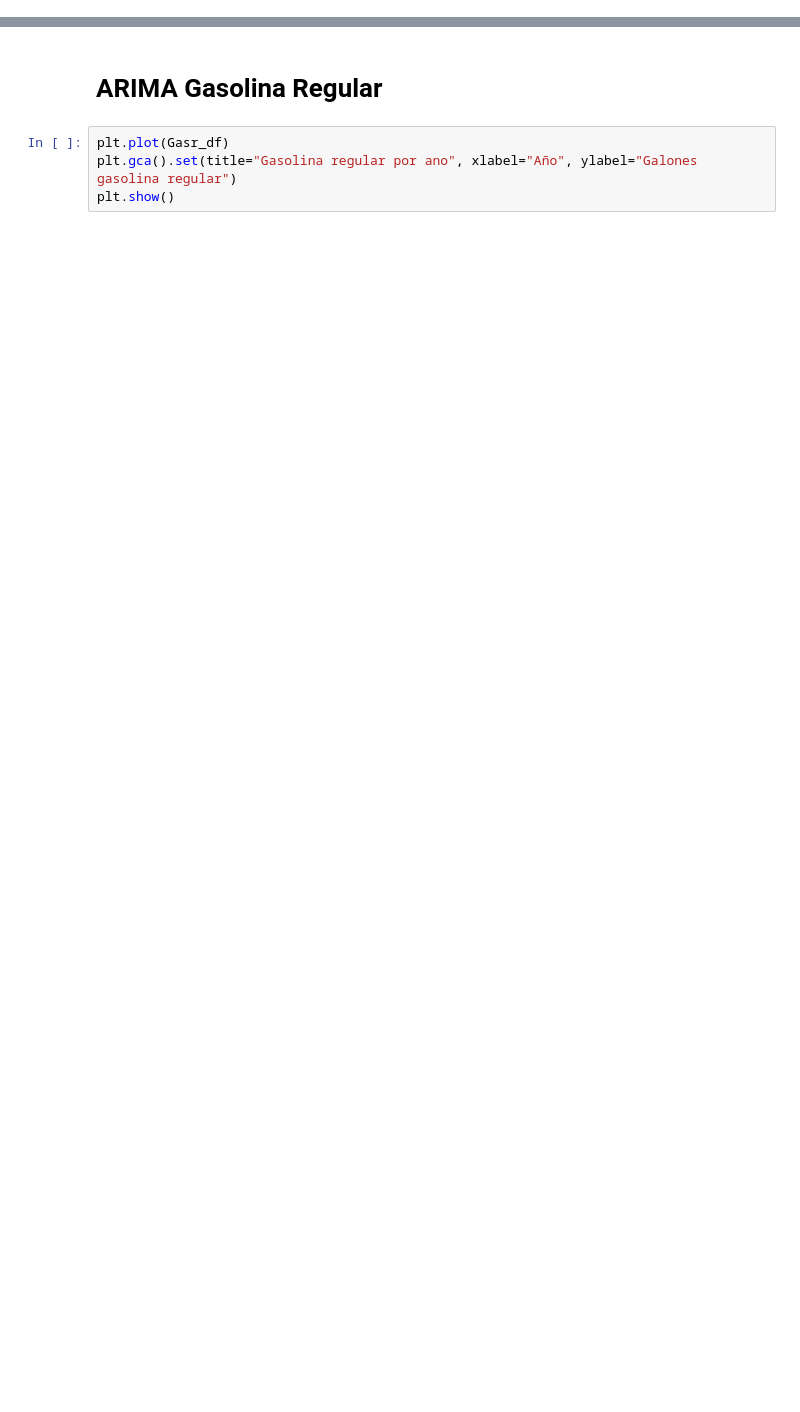
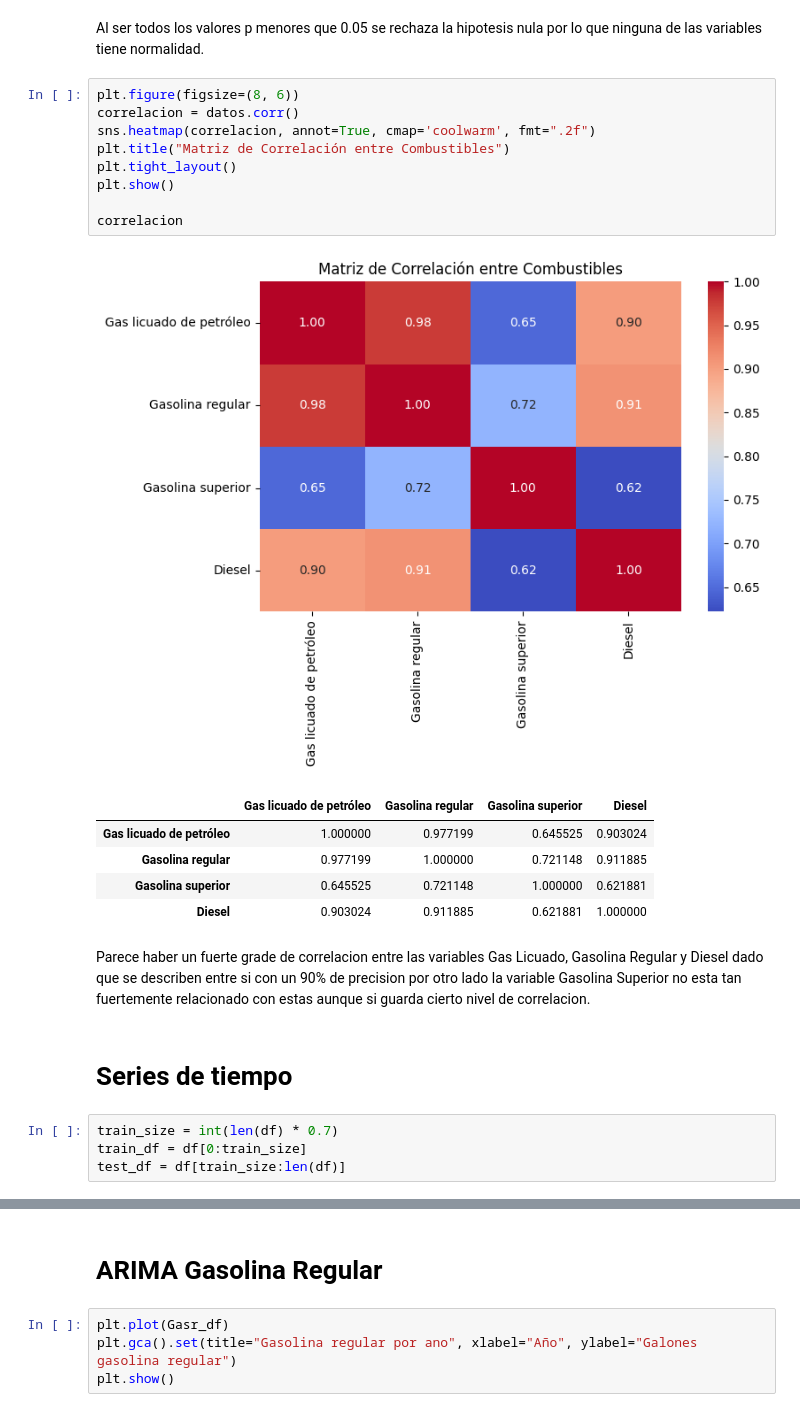
Before and after one commit to Saiyan-Javi/Lab1DS, a Jupyter notebook: Series de tiempo.ipynb, the cells around one changed output, grey strips where cells are left out. Saved outputs shown, nothing was run; the diff lists cells and outputs as text; blank space fills up the shorter version.

```diff
--- a/Series de tiempo.ipynb
+++ b/Series de tiempo.ipynb
@@ -37,0 +91,26 @@ test_df = df[train_size:len(df)]
+# %% [markdown]
+Al ser todos los valores p menores que 0.05 se rechaza la hipotesis nula por lo que ninguna de las variables tiene normalidad.
+# %%
+plt.figure(figsize=(8, 6))
+correlacion = datos.corr()
+sns.heatmap(correlacion, annot=True, cmap='coolwarm', fmt=".2f")
+plt.title("Matriz de Correlación entre Combustibles")
+plt.tight_layout()
+plt.show()
+
+correlacion
+# %% [output]
+[figure, added]
+|  | Gas licuado de petróleo | Gasolina regular | Gasolina superior | Diesel |
+| Gas licuado de petróleo | 1.000000 | 0.977199 | 0.645525 | 0.903024 |
+| Gasolina regular | 0.977199 | 1.000000 | 0.721148 | 0.911885 |
+| Gasolina superior | 0.645525 | 0.721148 | 1.000000 | 0.621881 |
+| Diesel | 0.903024 | 0.911885 | 0.621881 | 1.000000 |
+# %% [markdown]
+Parece haber un fuerte grade de correlacion entre las variables Gas Licuado, Gasolina Regular y Diesel dado que se describen entre si con un 90% de precision por otro lado la variable Gasolina Superior no esta tan fuertemente relacionado con estas aunque si guarda cierto nivel de correlacion.
+# %% [markdown]
+# Series de tiempo #
+# %%
+train_size = int(len(df) * 0.7)
+train_df = df[0:train_size]
+test_df = df[train_size:len(df)]
```
Also changed, not shown: parts of 31 cells of this notebook.
